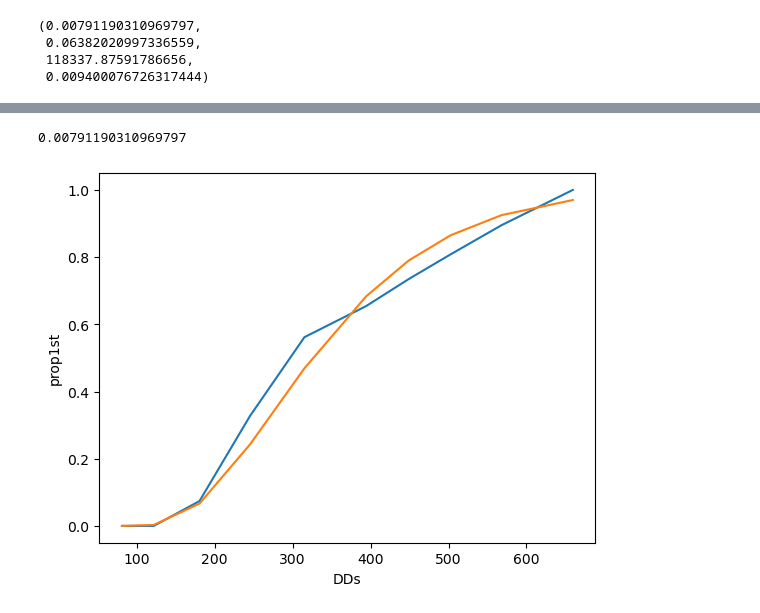
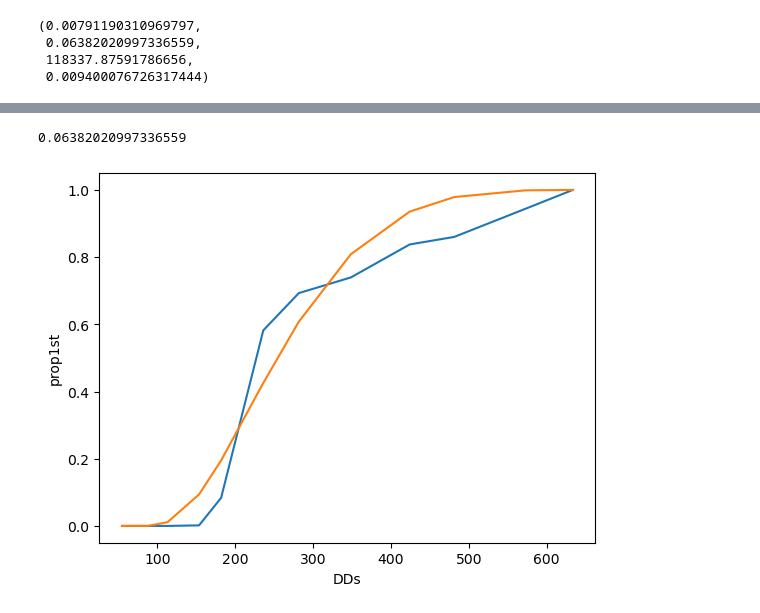
Before and after one commit to PacificBird/InsectPhenologyCaptureSim, a Jupyter notebook: multi_analysis.ipynb, the cells around one changed output, grey strips where cells are left out. Saved outputs shown, nothing was run; the diff lists cells and outputs as text; code cells hidden in the pictures.

Commit message:
Phenology verification, stats, and predictions

```diff
--- a/multi_analysis.ipynb
+++ b/multi_analysis.ipynb
@@ -1088,5 +1088,5 @@ print(capture_y.tail(1).item())
 # %%
-n = 7
+n = 13
 capture_x = aggs[n].DDs
 capture_y = aggs[n].moth_sum
 capture_x = capture_x[capture_x < 685]
@@ -1491,8 +1761,8 @@ CRO2021A = pd.read_csv('verification_data/CRO2021A.csv').dropna()
 # %%
-efficacy = predict_from_full(CRO2018A['DDs'], CRO2018A['prop1st'].cumsum())
-sns.lineplot(x=CRO2018A['DDs'], y=CRO2018A['prop1st'].cumsum())
-sns.lineplot(x=CRO2018A['DDs'], y=capture_prediction_sb_cumul(efficacy, CRO2018A['DDs']))
+efficacy = predict_from_full(CRO2019A['DDs'], CRO2019A['prop1st'].cumsum())
+sns.lineplot(x=CRO2019A['DDs'], y=CRO2019A['prop1st'].cumsum())
+sns.lineplot(x=CRO2019A['DDs'], y=capture_prediction_sb_cumul(efficacy, CRO2019A['DDs']))
 efficacy
 # %% [output]
-0.00791190310969797
+0.06382020997336559
-[figure, old version]
+[figure, new version]
```
Also changed, not shown: parts of 57 cells of this notebook.
